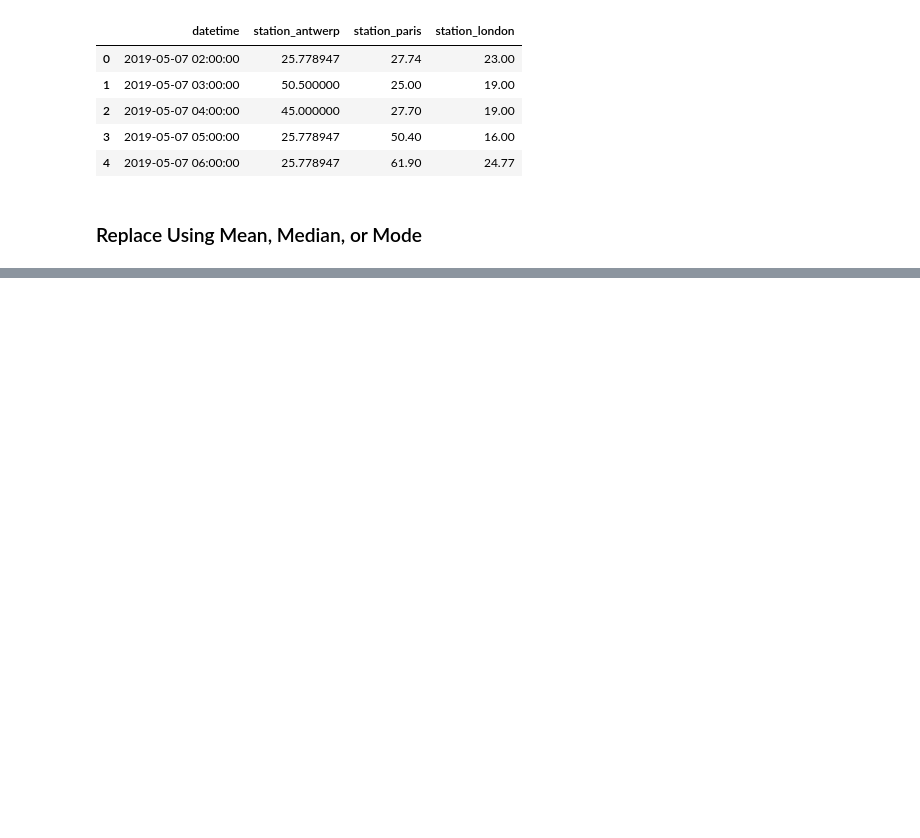
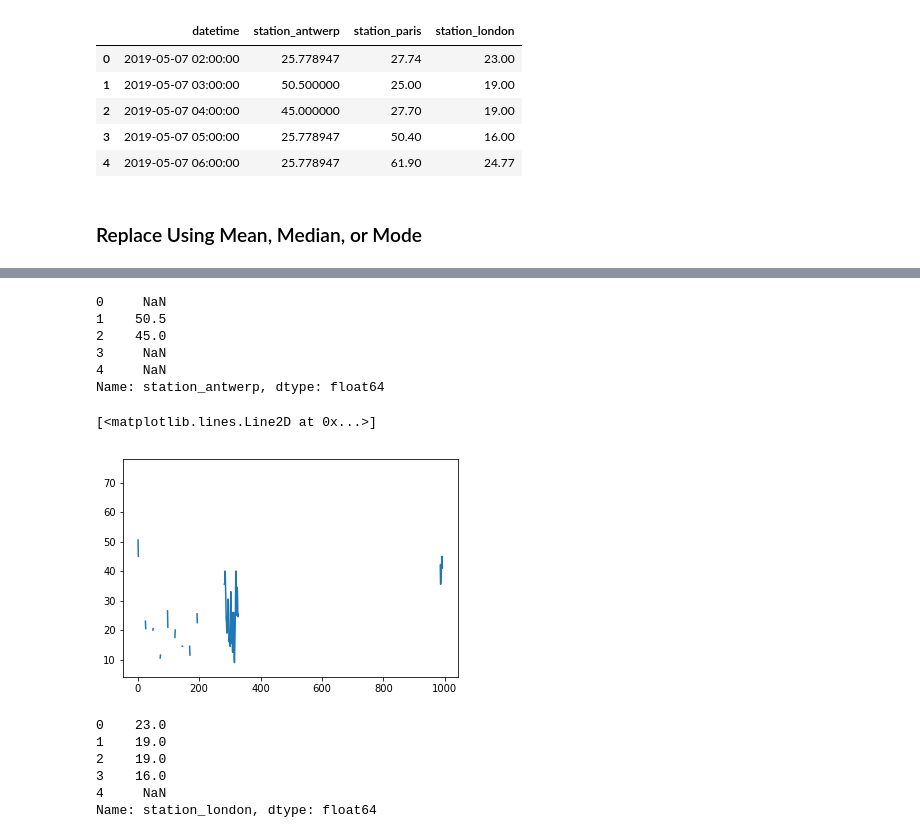
Before and after one commit to Sagarlatake/Pandas-End-to-End-Tuts, a Jupyter notebook: Pandas-Start-to-End-Indetail.ipynb, the cells around one changed output, grey strips where cells are left out. Cells and saved outputs as stored; diff of their text form; code cells hidden in the pictures; blank space fills up the shorter version.

```diff
--- a/Pandas-Start-to-End-Indetail.ipynb
+++ b/Pandas-Start-to-End-Indetail.ipynb
@@ -684,3 +684,6 @@ df3.head()
 | 4 | 2019-05-07 06:00:00 | 25.778947 | 61.90 | 24.77 |
 # %% [markdown]
 ### Replace Using Mean, Median, or Mode
+# %%
+data = df.copy()
+data.head()
@@ -686,0 +697,10 @@ df3.head()
+# %%
+x = data['station_antwerp']
+x.head()
+# %% [output]
+0     NaN
+1    50.5
+2    45.0
+3     NaN
+4     NaN
+Name: station_antwerp, dtype: float64
@@ -686,0 +709,15 @@ df3.head()
+# %%
+plt.plot(x)
+# %% [output]
+[<matplotlib.lines.Line2D at 0x...>]
+[figure, added]
+# %%
+y = data['station_london']
+y.head()
+# %% [output]
+0    23.0
+1    19.0
+2    19.0
+3    16.0
+4     NaN
+Name: station_london, dtype: float64
```
Also changed, not shown: parts of 48 cells of this notebook.
